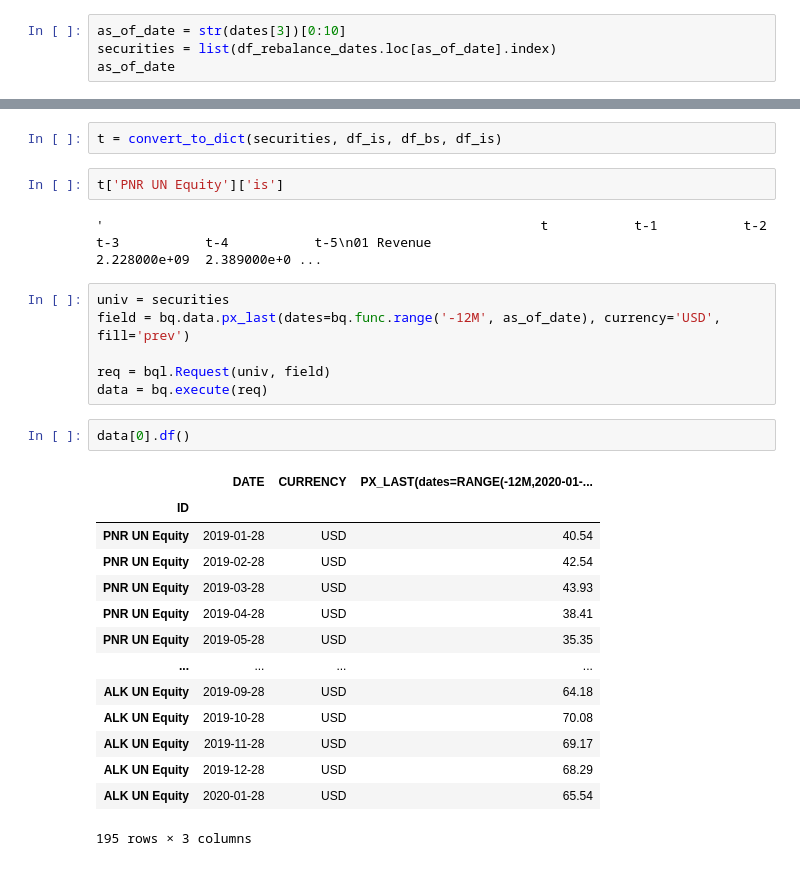
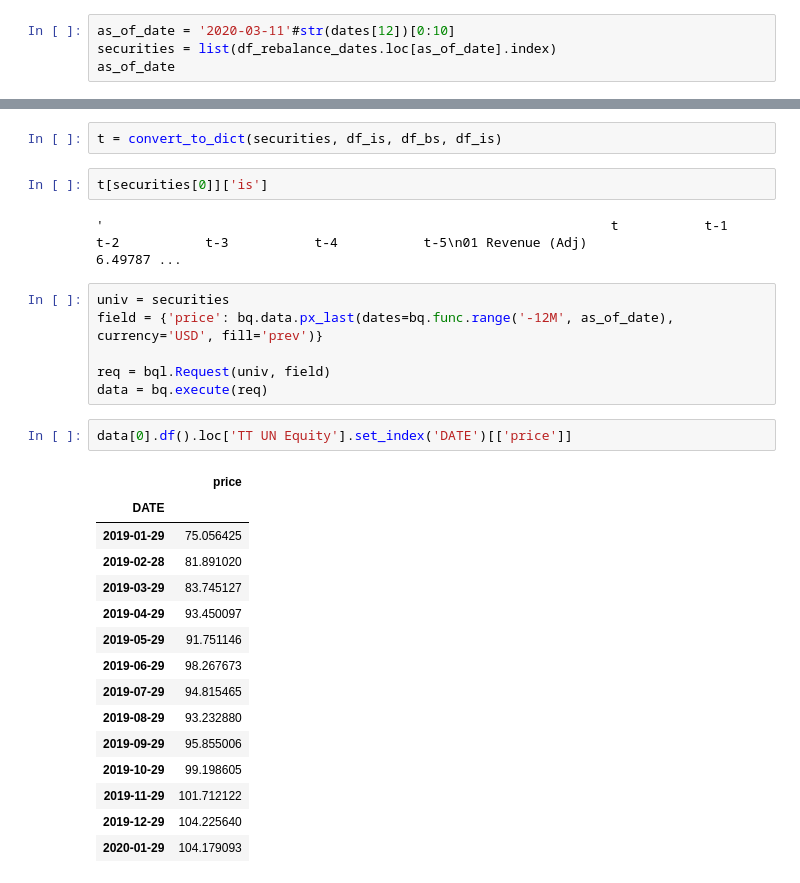
Before and after one commit to bmc-eng/LLMFinancialAnalyst, a Jupyter notebook: Scratchpad.ipynb, the cells around one changed output, grey strips where cells are left out. Saved outputs shown, nothing was run; the diff lists cells and outputs as text.

```diff
--- a/Scratchpad.ipynb
+++ b/Scratchpad.ipynb
@@ -88,7 +169,7 @@ dates = df_rebalance_dates.reset_index()['AS_OF_DATE'].unique()
 # %% [markdown]
 ### Get each as of date and request the securities
 # %%
-as_of_date = str(dates[3])[0:10]
+as_of_date = '2020-03-11'#str(dates[12])[0:10]
 securities = list(df_rebalance_dates.loc[as_of_date].index)
 as_of_date
 # %% [output]
@@ -179,29 +274,30 @@ df_is.loc['ALK UN Equity']
 # %%
 t = convert_to_dict(securities, df_is, df_bs, df_is)
 # %%
-t['PNR UN Equity']['is']
+t[securities[0]]['is']
 # %% [output]
-'                                                        t           t-1           t-2           t-3           t-4           t-5\n01 Revenue                                   2.228000e+09  2.389000e+0 ...
+'                                                                 t           t-1           t-2           t-3           t-4           t-5\n01 Revenue (Adj)                                      6.49787 ...
 # %%
 univ = securities
-field = bq.data.px_last(dates=bq.func.range('-12M', as_of_date), currency='USD', fill='prev')
+field = {'price': bq.data.px_last(dates=bq.func.range('-12M', as_of_date), currency='USD', fill='prev')}
 
 req = bql.Request(univ, field)
 data = bq.execute(req)
 # %%
-data[0].df()
+data[0].df().loc['TT UN Equity'].set_index('DATE')[['price']]
 # %% [output]
-|  | DATE | CURRENCY | PX_LAST(dates=RANGE(-12M,2020-01-... |
-| ID |  |  |  |
-| PNR UN Equity | 2019-01-28 | USD | 40.54 |
-| PNR UN Equity | 2019-02-28 | USD | 42.54 |
-| PNR UN Equity | 2019-03-28 | USD | 43.93 |
-| PNR UN Equity | 2019-04-28 | USD | 38.41 |
-| PNR UN Equity | 2019-05-28 | USD | 35.35 |
-| ... | ... | ... | ... |
-| ALK UN Equity | 2019-09-28 | USD | 64.18 |
-| ALK UN Equity | 2019-10-28 | USD | 70.08 |
-| ALK UN Equity | 2019-11-28 | USD | 69.17 |
-| ALK UN Equity | 2019-12-28 | USD | 68.29 |
-| ALK UN Equity | 2020-01-28 | USD | 65.54 |
+|  | price |
+| DATE |  |
+| 2019-01-29 | 75.056425 |
+| 2019-02-28 | 81.891020 |
+| 2019-03-29 | 83.745127 |
+| 2019-04-29 | 93.450097 |
+| 2019-05-29 | 91.751146 |
+| 2019-06-29 | 98.267673 |
+| 2019-07-29 | 94.815465 |
+| 2019-08-29 | 93.232880 |
+| 2019-09-29 | 95.855006 |
+| 2019-10-29 | 99.198605 |
+| 2019-11-29 | 101.712122 |
+| 2019-12-29 | 104.225640 |
+| 2020-01-29 | 104.179093 |
-195 rows × 3 columns
```
Also changed, not shown: parts of 15 cells of this notebook, 1 other file.
